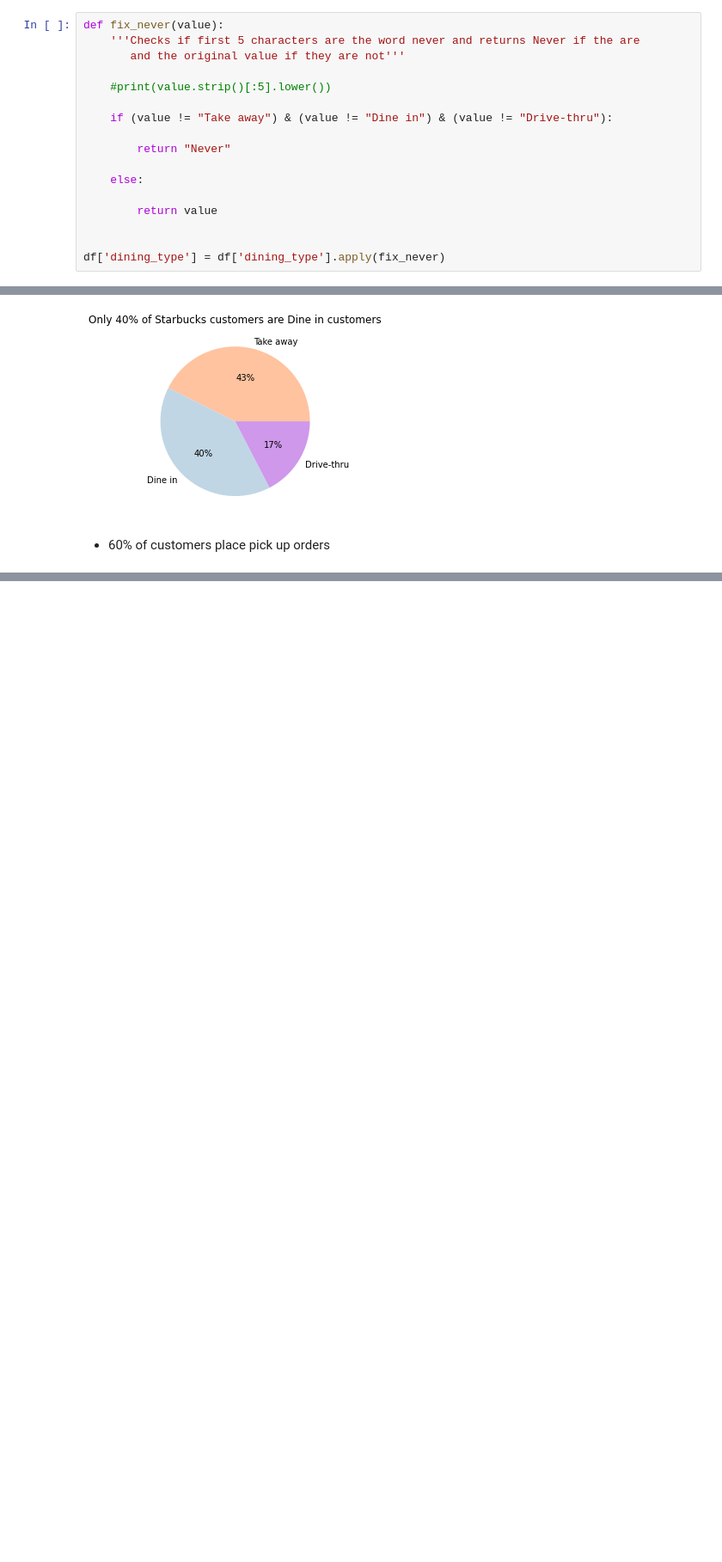
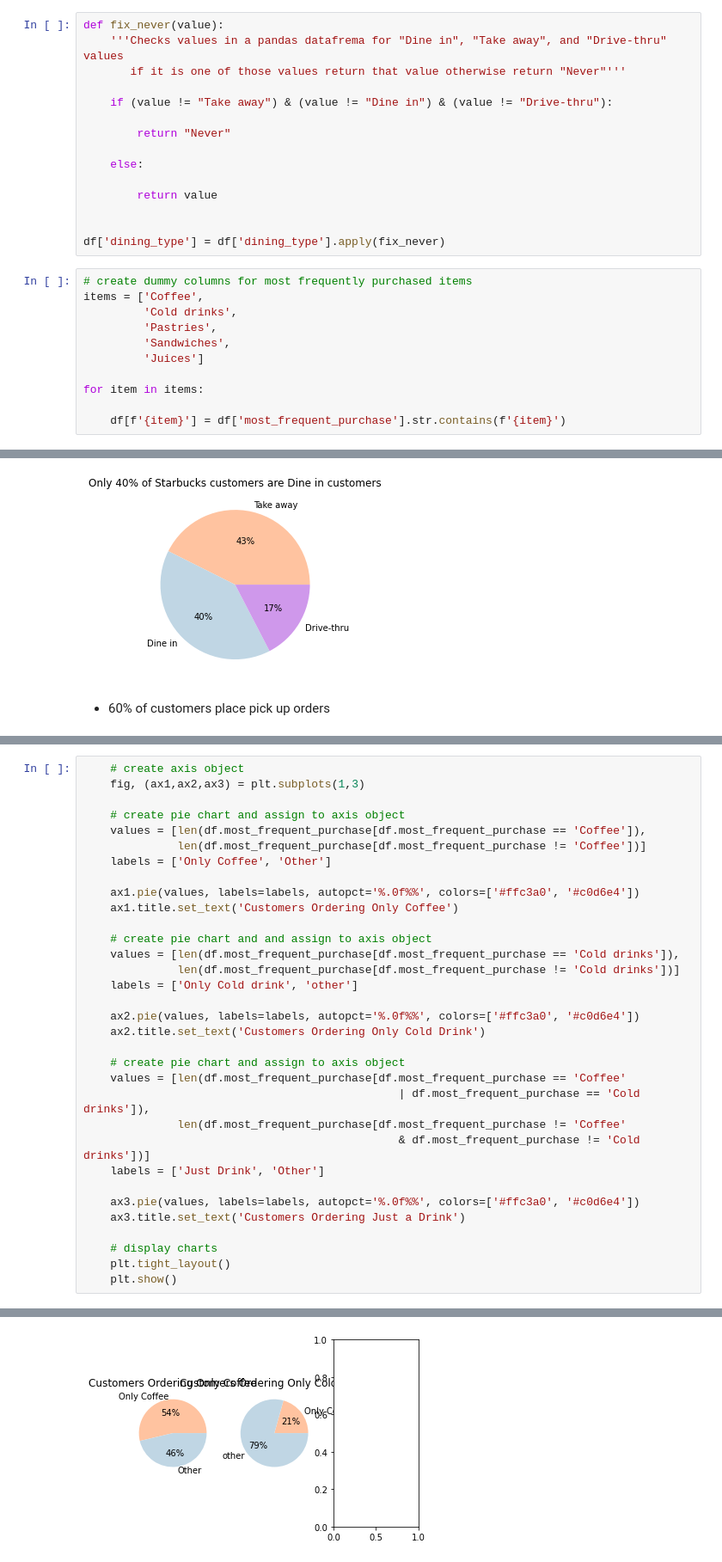
Before and after one commit to Johndsalas/Starbucks_Customer_Profiles, a Jupyter notebook: main.ipynb, the cells around one changed output, grey strips where cells are left out. Shown at 86% size. Saved outputs shown, nothing was run; the diff lists cells and outputs as text; blank space fills up the shorter version.

Commit message:
Exploring items purchased and working on subset of pie charts

```diff
--- a/main.ipynb
+++ b/main.ipynb
@@ -49,9 +60,7 @@ df = df.dropna()
 # %%
 def fix_never(value):
-    '''Checks if first 5 characters are the word never and returns Never if the are
-       and the original value if they are not'''
-
-    #print(value.strip()[:5].lower())
+    '''Checks values in a pandas datafrema for "Dine in", "Take away", and "Drive-thru" values
+       if it is one of those values return that value otherwise return "Never"'''
 
     if (value != "Take away") & (value != "Dine in") & (value != "Drive-thru"):
 
@@ -63,6 +72,17 @@ def fix_never(value):
 
 
 df['dining_type'] = df['dining_type'].apply(fix_never)
+# %%
+# create dummy columns for most frequently purchased items
+items = ['Coffee',
+         'Cold drinks',
+         'Pastries',
+         'Sandwiches',
+         'Juices']
+
+for item in items:
+
+    df[f'{item}'] = df['most_frequent_purchase'].str.contains(f'{item}')
 # %% [markdown]
 # Explore
 
@@ -249,0 +270,34 @@ Name: most_frequent_purchase, dtype: int64
+# %%
+    # create axis object
+    fig, (ax1,ax2,ax3) = plt.subplots(1,3)
+
+    # create pie chart and assign to axis object
+    values = [len(df.most_frequent_purchase[df.most_frequent_purchase == 'Coffee']),
+              len(df.most_frequent_purchase[df.most_frequent_purchase != 'Coffee'])]
+    labels = ['Only Coffee', 'Other']
+
+    ax1.pie(values, labels=labels, autopct='%.0f%%', colors=['#ffc3a0', '#c0d6e4'])
+    ax1.title.set_text('Customers Ordering Only Coffee')
+
+    # create pie chart and and assign to axis object
+    values = [len(df.most_frequent_purchase[df.most_frequent_purchase == 'Cold drinks']),
+              len(df.most_frequent_purchase[df.most_frequent_purchase != 'Cold drinks'])]
+    labels = ['Only Cold drink', 'other']
+
+    ax2.pie(values, labels=labels, autopct='%.0f%%', colors=['#ffc3a0', '#c0d6e4'])
+    ax2.title.set_text('Customers Ordering Only Cold Drink')
+
+    # create pie chart and assign to axis object
+    values = [len(df.most_frequent_purchase[df.most_frequent_purchase == 'Coffee'
+                                               | df.most_frequent_purchase == 'Cold drinks']),
+              len(df.most_frequent_purchase[df.most_frequent_purchase != 'Coffee'
+                                               & df.most_frequent_purchase != 'Cold drinks'])]
+    labels = ['Just Drink', 'Other']
+
+    ax3.pie(values, labels=labels, autopct='%.0f%%', colors=['#ffc3a0', '#c0d6e4'])
+    ax3.title.set_text('Customers Ordering Just a Drink')
+
+    # display charts
+    plt.tight_layout()
+    plt.show()
+# %% [output]
@@ -249,0 +305 @@ Name: most_frequent_purchase, dtype: int64
+[figure, added]
```
Also changed, not shown: parts of 5 cells of this notebook.
